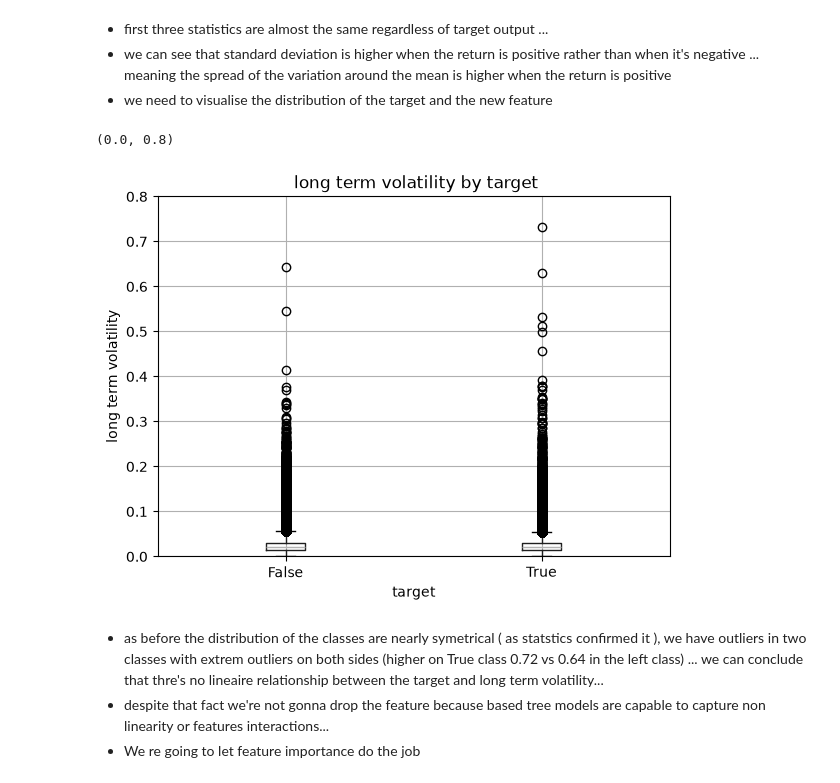
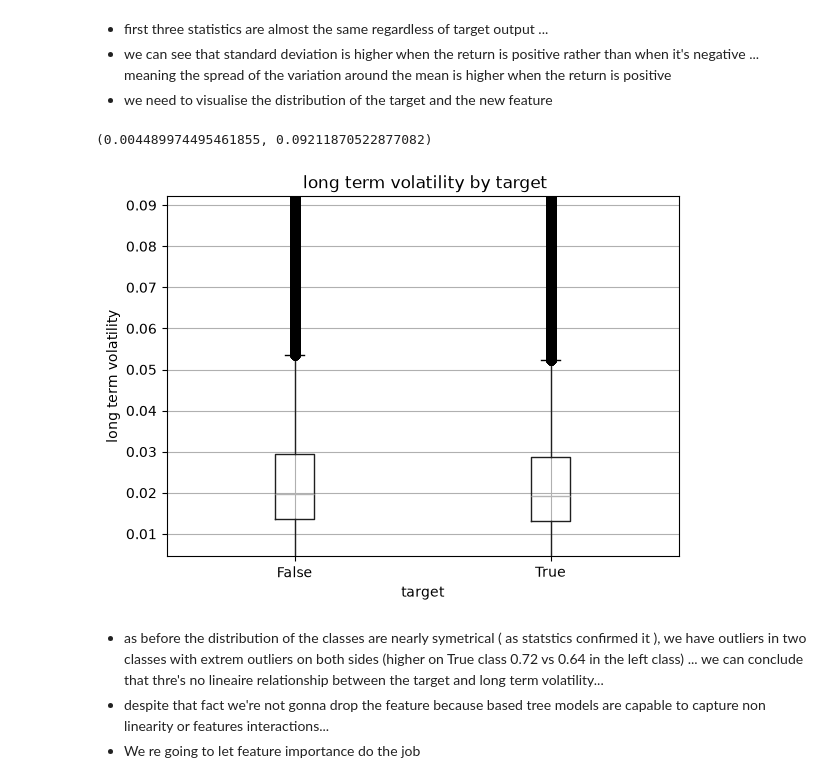
Before and after one commit to AchrafEssaleh/Market-Neutral-Alpha-Prediction, a Jupyter notebook: notebooks/feature_engineering.ipynb, the cells around one changed output. Saved outputs shown, nothing was run; the diff lists cells and outputs as text; code cells hidden in the pictures.

```diff
--- a/notebooks/feature_engineering.ipynb
+++ b/notebooks/feature_engineering.ipynb
@@ -243,19 +301,20 @@ df_target_std_ret20.groupby(df_target_std_ret20['RET'])['RET_STD_20'].aggregate(
 - we can see that standard deviation is higher when the return is positive rather than when it's negative ... meaning the spread of the variation around the mean is higher when the return is positive
 - we need to visualise the distribution of the target and the new feature
 # %%
+lower,upper=df_target_std_ret20["RET_STD_20"].quantile([0.01, 0.99])
 df_target_std_ret20.boxplot(
     column='RET_STD_20',
     by='RET'
 
 )
 plt.xlabel ("target")
 plt.ylabel(" long term volatility ")
 plt.title(" long term volatility by target")
 plt.suptitle("")
-plt.ylim(0,0.8)
+plt.ylim(lower,upper)
 # %% [output]
-(0.0, 0.8)
+(0.004489974495461855, 0.09211870522877082)
-[figure, old version]
+[figure, new version]
 # %% [markdown]
 - as before the distribution of the classes are nearly symetrical ( as statstics confirmed it ), we have outliers in two classes with extrem outliers on both sides (higher on True class 0.72 vs 0.64 in the left class) ... we can conclude that thre's no lineaire relationship between the target and long term volatility...
 - despite that fact we're not gonna drop the feature because based tree models are capable to capture non linearity or features interactions...
```
Also changed, not shown: parts of 37 cells of this notebook.
